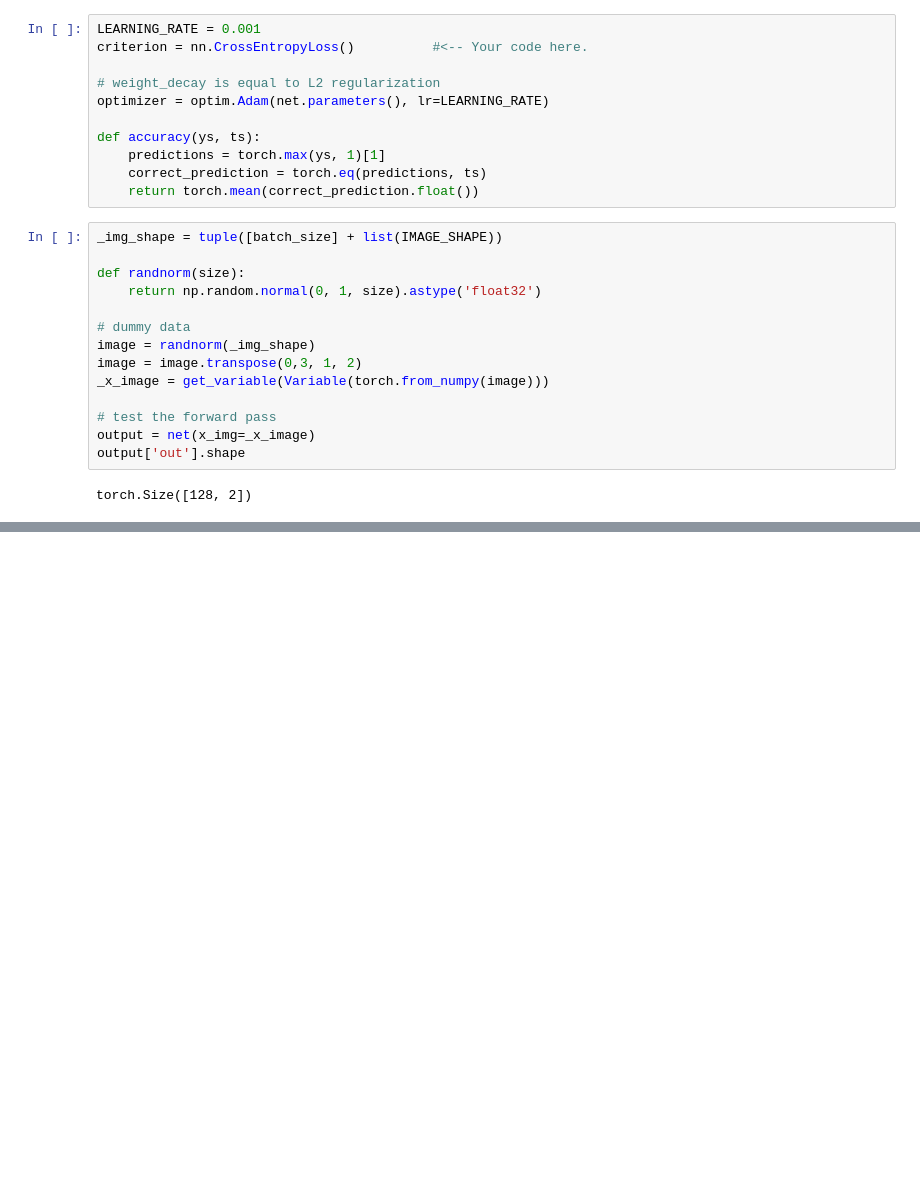
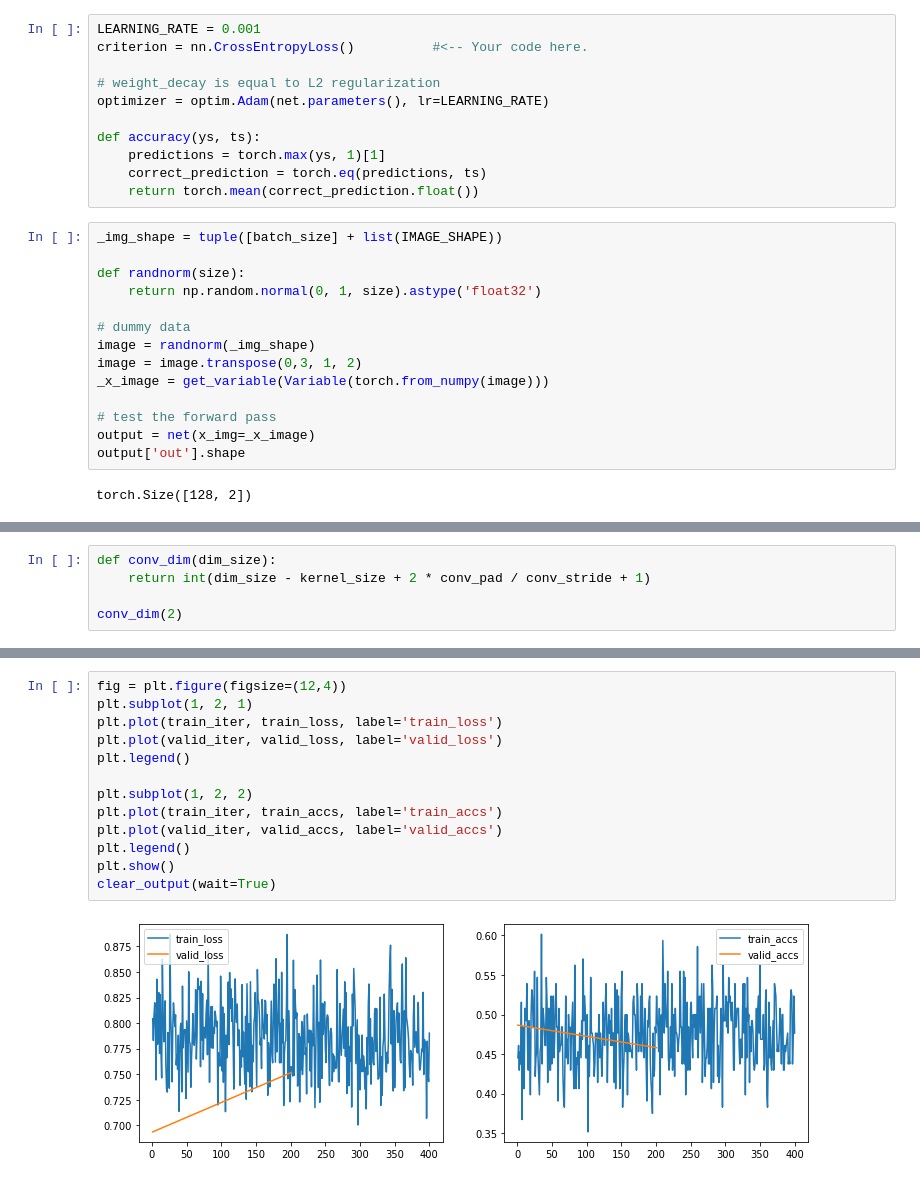
Before and after one commit to mar10nJohns1/AlgorithmicFairness, a Jupyter notebook: Project.ipynb, the cells around one changed output, grey strips where cells are left out. Drawn from its saved outputs; the diff is of its cells as text; blank space fills up the shorter version.

```diff
--- a/Project.ipynb
+++ b/Project.ipynb
@@ -468,0 +418,5 @@ tensor([0, 0, 1, 1, 0, 1, 1, 0, 1, 0, 1, 1, 1, 0, 1, 1, 0, 1, 1, 1, 0, 0, 0, 0,
+# %%
+def conv_dim(dim_size):
+    return int(dim_size - kernel_size + 2 * conv_pad / conv_stride + 1)
+
+conv_dim(2)
@@ -527,0 +614,15 @@ print(net)
+# %%
+fig = plt.figure(figsize=(12,4))
+plt.subplot(1, 2, 1)
+plt.plot(train_iter, train_loss, label='train_loss')
+plt.plot(valid_iter, valid_loss, label='valid_loss')
+plt.legend()
+
+plt.subplot(1, 2, 2)
+plt.plot(train_iter, train_accs, label='train_accs')
+plt.plot(valid_iter, valid_accs, label='valid_accs')
+plt.legend()
+plt.show()
+clear_output(wait=True)
+# %% [output]
+[figure, added]
```
Also changed, not shown: parts of 31 cells of this notebook.
